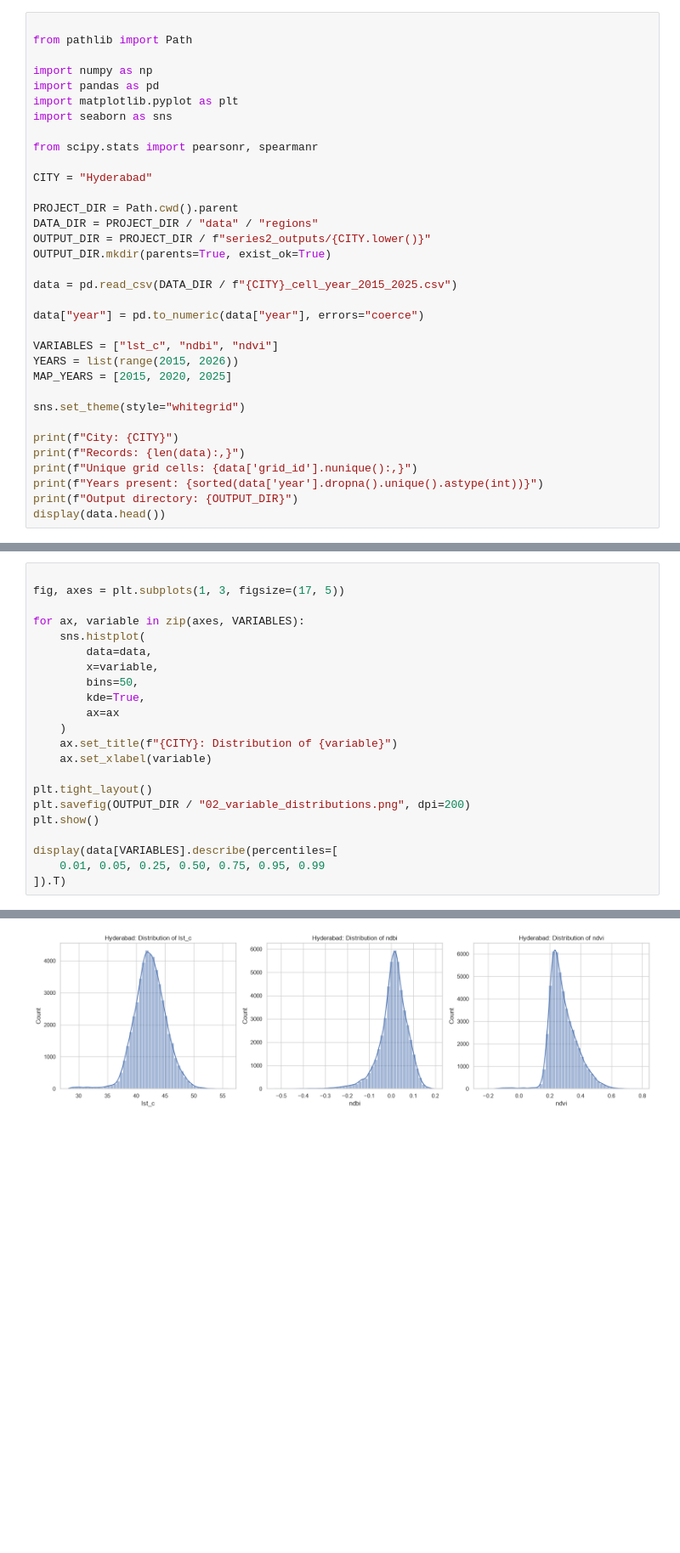
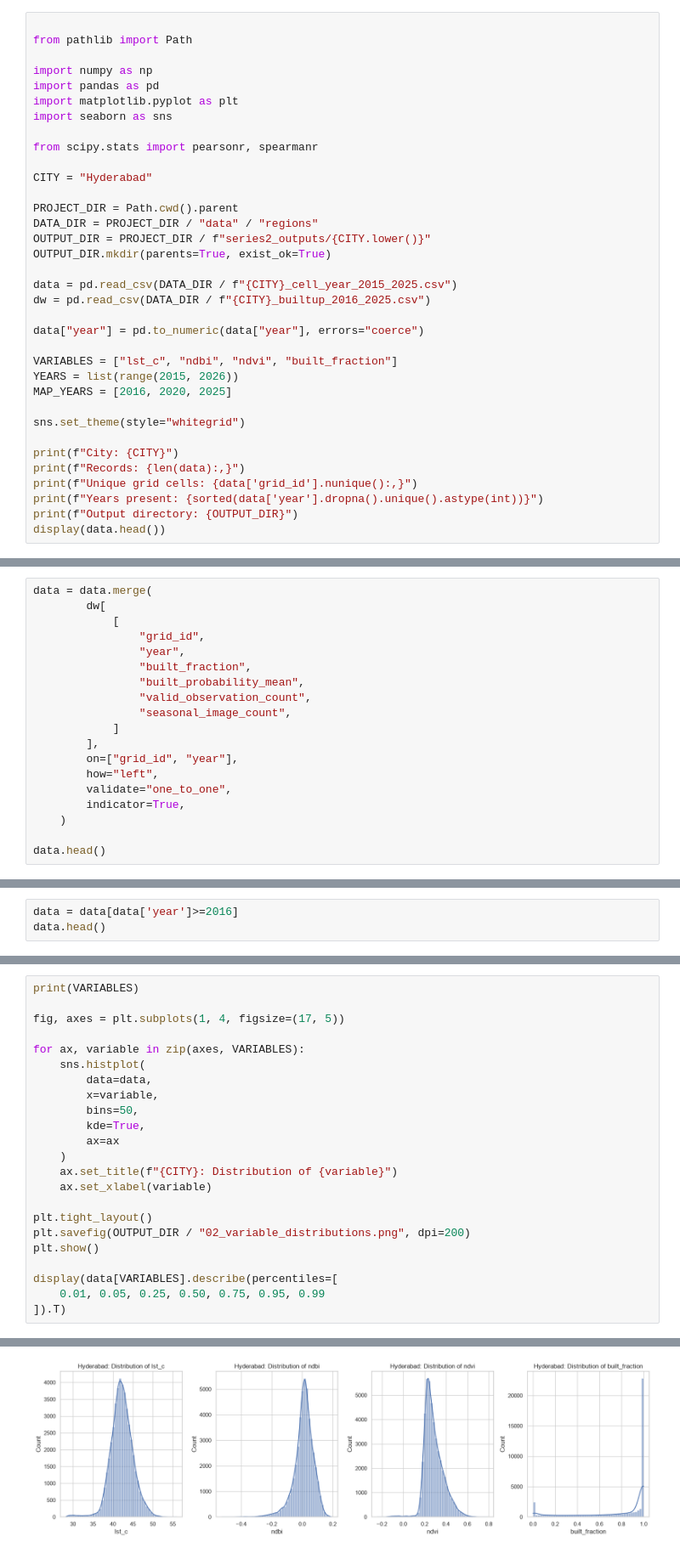
Before and after one commit to shuvam586/urban-heat, a Jupyter notebook: notebooks/2a_hyd_eda.ipynb, the cells around one changed output, grey strips where cells are left out. Shown at 85% size. Drawn from its saved outputs; the diff is of its cells as text; blank space fills up the shorter version.

```diff
--- a/notebooks/2a_hyd_eda.ipynb
+++ b/notebooks/2a_hyd_eda.ipynb
@@ -17,12 +17,13 @@ OUTPUT_DIR = PROJECT_DIR / f"series2_outputs/{CITY.lower()}"
 OUTPUT_DIR.mkdir(parents=True, exist_ok=True)
 
 data = pd.read_csv(DATA_DIR / f"{CITY}_cell_year_2015_2025.csv")
+dw = pd.read_csv(DATA_DIR / f"{CITY}_builtup_2016_2025.csv")
 
 data["year"] = pd.to_numeric(data["year"], errors="coerce")
 
-VARIABLES = ["lst_c", "ndbi", "ndvi"]
+VARIABLES = ["lst_c", "ndbi", "ndvi", "built_fraction"]
 YEARS = list(range(2015, 2026))
-MAP_YEARS = [2015, 2020, 2025]
+MAP_YEARS = [2016, 2020, 2025]
 
 sns.set_theme(style="whitegrid")
 
@@ -44,3 +45,22 @@ Output directory: d:\sparkle\urban heat lockin\series2_outputs\hyderabad
 | 2 | Hyderabad_25195_7284 | Hyderabad | Hyderabad | 2017 | 45.978338 | 0.226697 | 0.091812 | 6.000000 | 7 | 0 | ... |
 | 3 | Hyderabad_25195_7284 | Hyderabad | Hyderabad | 2018 | 45.197868 | 0.246702 | 0.079228 | 6.428984 | 8 | 0 | ... |
 | 4 | Hyderabad_25195_7284 | Hyderabad | Hyderabad | 2019 | 47.553355 | 0.216231 | 0.087316 | 4.000000 | 7 | 0 | ... |
+# %%
+data = data.merge(
+        dw[
+            [
+                "grid_id",
+                "year",
+                "built_fraction",
+                "built_probability_mean",
+                "valid_observation_count",
+                "seasonal_image_count",
+            ]
+        ],
+        on=["grid_id", "year"],
+        how="left",
+        validate="one_to_one",
+        indicator=True,
+    )
+
+data.head()
@@ -46,0 +74,3 @@ Output directory: d:\sparkle\urban heat lockin\series2_outputs\hyderabad
+# %%
+data = data[data['year']>=2016]
+data.head()
@@ -97,7 +135,8 @@ missing.to_csv(OUTPUT_DIR / "missing_values.csv")
 | n_obs_mean | 0 | 0.0 |
 # %%
+print(VARIABLES)
 
-fig, axes = plt.subplots(1, 3, figsize=(17, 5))
+fig, axes = plt.subplots(1, 4, figsize=(17, 5))
 
 for ax, variable in zip(axes, VARIABLES):
     sns.histplot(
@@ -121,2 +161,2 @@ display(data[VARIABLES].describe(percentiles=[
-[figure, old version]
+[figure, new version]
 |  | count | mean | std | min | 1% | 5% | 25% | 50% | 75% | 95% | 99% | ... |
```
Also changed, not shown: parts of 9 cells of this notebook, 16 other files.
